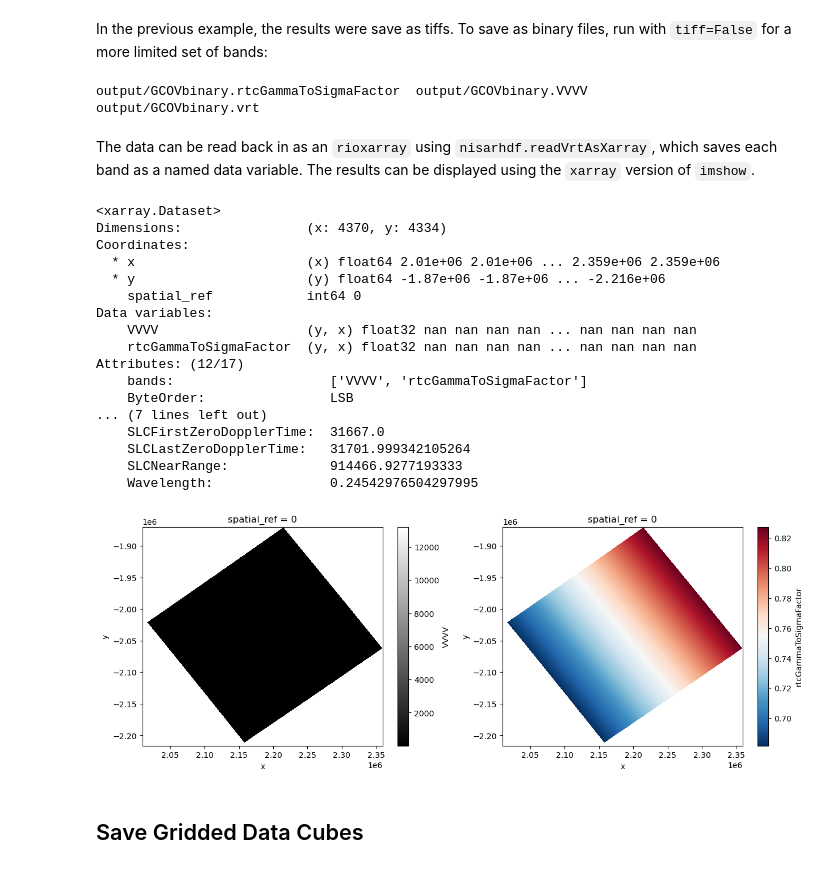
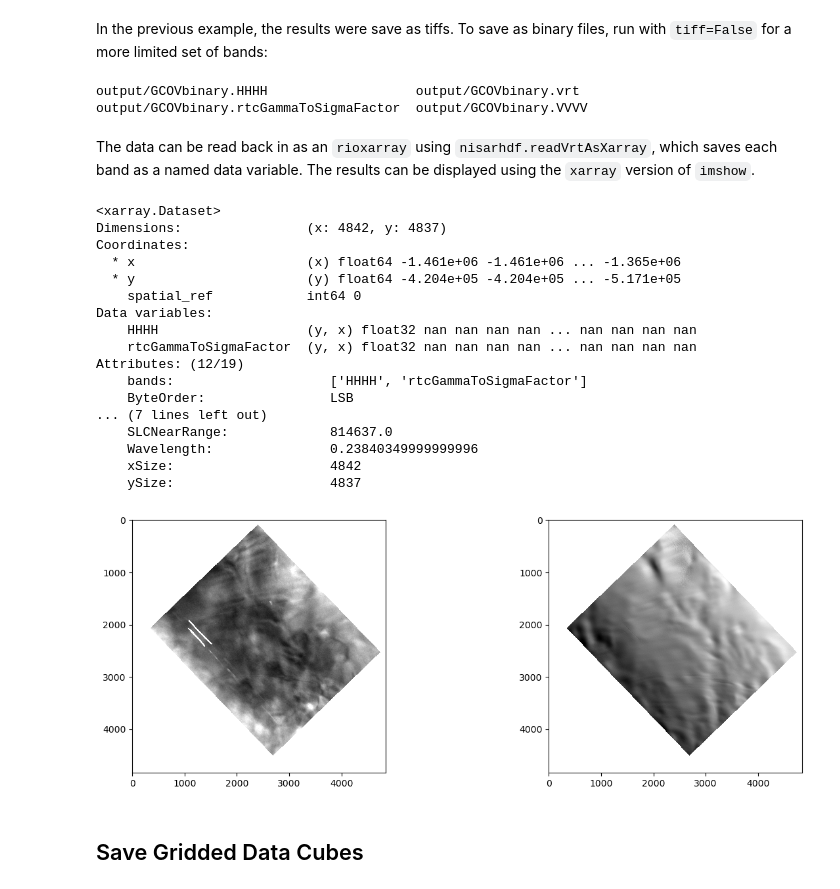
Before and after one commit to nicksteiner/nisarhdf, a Jupyter notebook: Notebooks/GCOVTutorial.ipynb, the cells around one changed output. Drawn from its saved outputs; the diff is of its cells as text; code cells hidden in the pictures.

```diff
--- a/Notebooks/GCOVTutorial.ipynb
+++ b/Notebooks/GCOVTutorial.ipynb
@@ -138,12 +138,13 @@ fields = myGCOV.dataFields
 fig, axes = plt.subplots(1, len(fields), figsize=(22, 4))
 for field, ax in zip(fields, axes.flatten()):
     data = getattr(myGCOV, field)
+    print(field)
     vmin, vmax = autoScaleRange(data, 95)
     if field not in ['mask']:
-        h = ax.imshow(data, vmin=vmin, vmax=vmax, origin='upper')
+        h = ax.imshow(data, vmin=vmin, vmax=vmax, origin='upper', cmap='gray')
         colorBar(h, ax, field, 'right', '5%',.05, 12, 12, extend='both')
     else:
-        h = ax.imshow(data)
+        h = ax.imshow(data,  origin='upper')
         colorBar(h, ax, field,'right', '5%',.05, 12, 12, extend='neither')
     ax.set_title(field)
     ax.axis('off')
@@ -247,40 +252,41 @@ The data from the hdf can be save as individual tiffs, bound together by a singl
 # %% [markdown]
 In the previous example, the results were save as tiffs. To save as binary files, run with `tiff=False` for a more limited set of bands:
 # %%
-myGCOV.writeData('output/GCOVbinary', bands=['VVVV', 'rtcGammaToSigmaFactor'], tiff=False)
+myGCOV.writeData('output/GCOVbinary', bands=[myGCOV.dataFields[0], 'rtcGammaToSigmaFactor'], tiff=False)
 !ls output/GCOVbinary*
 # %% [output]
+output/GCOVbinary.HHHH                   output/GCOVbinary.vrt
 output/GCOVbinary.rtcGammaToSigmaFactor  output/GCOVbinary.VVVV
-output/GCOVbinary.vrt
 # %% [markdown]
 The data can be read back in as an `rioxarray`  using `nisarhdf.readVrtAsXarray`, which saves each band as a named data variable. The results can be displayed using the `xarray` version of `imshow`.
 # %%
 GCOVbinary = nisarhdf.readVrtAsXarray('output/GCOVbinary.vrt', mask_and_scale=True)
 #extent = [np.min(GCOVbinary.x), np.max(GCOVbinary.x), np.min(GCOVbinary.y), np.max(GCOVbinary.y)
 # Get the band names
 fig, axes = plt.subplots(1, 2, figsize=(15, 5))
-GCOVbinary.VVVV.plot.imshow(ax=axes[0], cmap='gray')
-GCOVbinary.rtcGammaToSigmaFactor.plot.imshow(ax=axes[1], cmap='RdBu_r')
+for var, ax in zip(GCOVbinary.data_vars, axes.flatten()):
+    vmin, vmax = autoScaleRange(GCOVbinary[var].data, 95)
+    ax.imshow(GCOVbinary[var].data, cmap='gray', vmin=vmin, vmax=vmax)
 GCOVbinary
 # %% [output]
 <xarray.Dataset>
-Dimensions:                (x: 4370, y: 4334)
+Dimensions:                (x: 4842, y: 4837)
 Coordinates:
-  * x                      (x) float64 2.01e+06 2.01e+06 ... 2.359e+06 2.359e+06
-  * y                      (y) float64 -1.87e+06 -1.87e+06 ... -2.216e+06
+  * x                      (x) float64 -1.461e+06 -1.461e+06 ... -1.365e+06
+  * y                      (y) float64 -4.204e+05 -4.204e+05 ... -5.171e+05
     spatial_ref            int64 0
 Data variables:
-    VVVV                   (y, x) float32 nan nan nan nan ... nan nan nan nan
+    HHHH                   (y, x) float32 nan nan nan nan ... nan nan nan nan
     rtcGammaToSigmaFactor  (y, x) float32 nan nan nan nan ... nan nan nan nan
-Attributes: (12/17)
-    bands:                    ['VVVV', 'rtcGammaToSigmaFactor']
+Attributes: (12/19)
+    bands:                    ['HHHH', 'rtcGammaToSigmaFactor']
     ByteOrder:                LSB
 ... (7 lines left out)
-    SLCFirstZeroDopplerTime:  31667.0
-    SLCLastZeroDopplerTime:   31701.999342105264
-    SLCNearRange:             914466.9277193333
-    Wavelength:               0.24542976504297995
+    SLCNearRange:             814637.0
+    Wavelength:               0.23840349999999996
+    xSize:                    4842
+    ySize:                    4837
-[figure, old version]
+[figure, new version]
 # %% [markdown]
 ## Save Gridded Data Cubes
 # %% [markdown]
```
Also changed, not shown: parts of 9 cells of this notebook, 16 other files.
